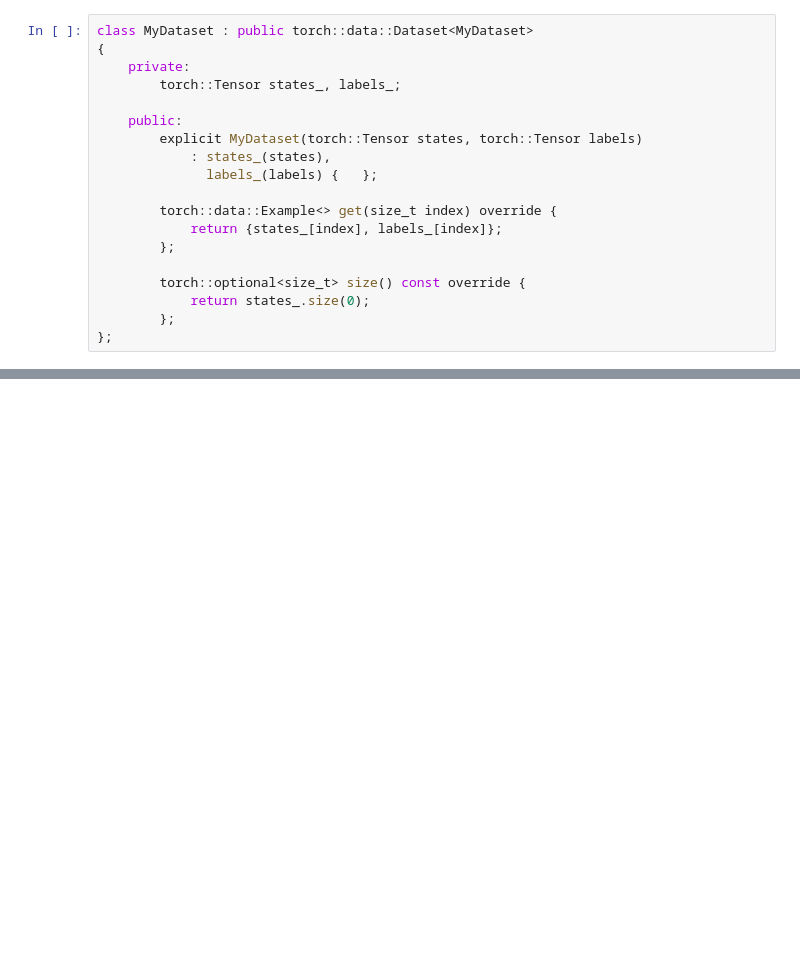
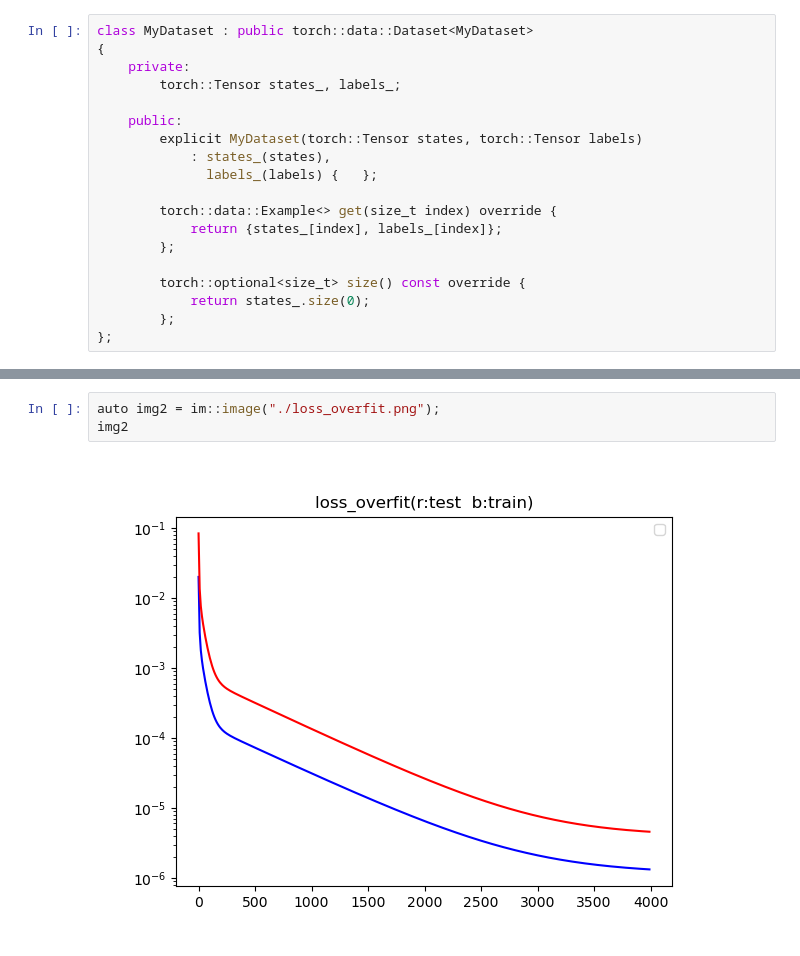
Before and after one commit to embededAI/zhv2_d2l_ai_libtorch, a Jupyter notebook: L06_0411/2.weight_decay.ipynb, the cells around one changed output, grey strips where cells are left out. Drawn from its saved outputs; the diff is of its cells as text; blank space fills up the shorter version.

```diff
--- a/L06_0411/2.weight_decay.ipynb
+++ b/L06_0411/2.weight_decay.ipynb
@@ -234,0 +509,5 @@ test_data[3].reshape({1,4}).mm(w) =
+# %%
+auto img2 = im::image("./loss_overfit.png");
+img2
+# %% [output]
+[figure, added]
```
Also changed, not shown: parts of 32 cells of this notebook, 5 other files.
